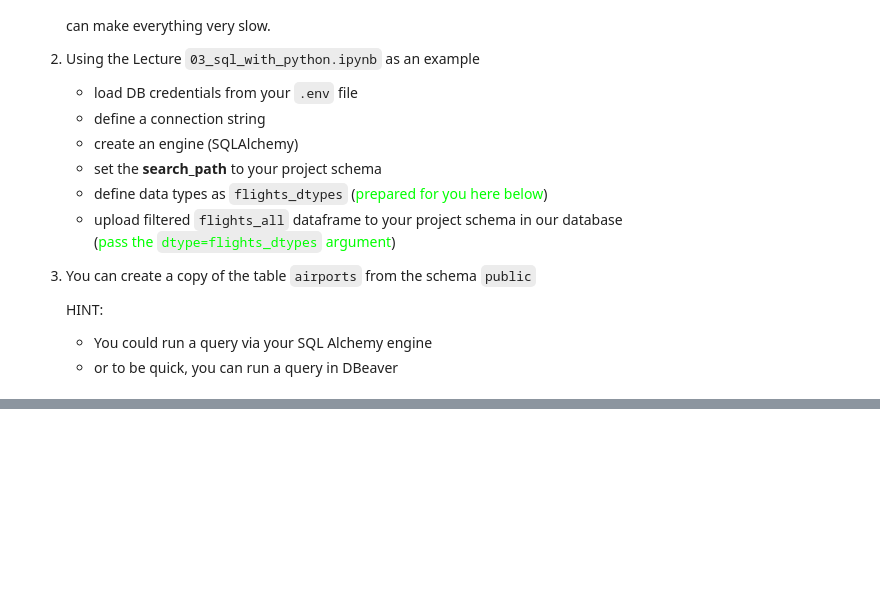
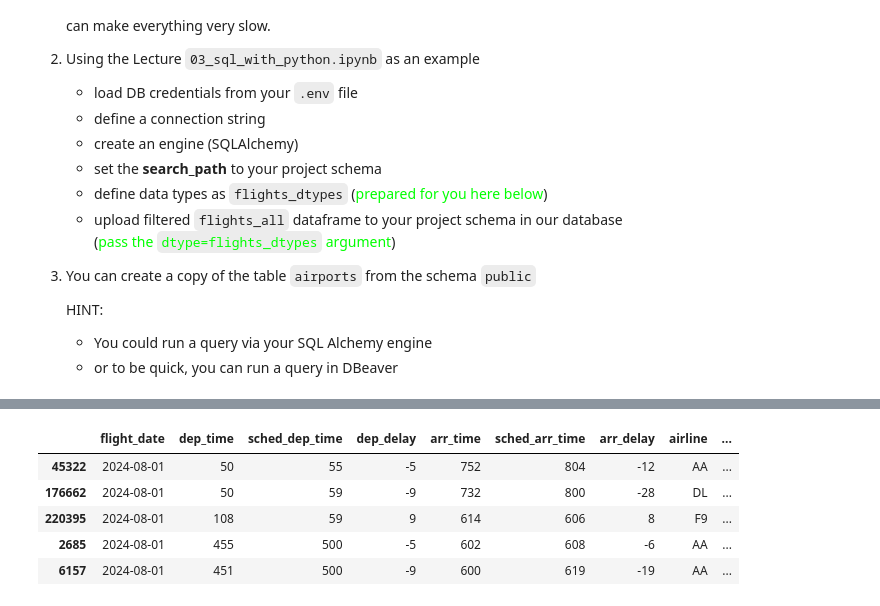
Before and after one commit to mail341/da-08122025-analytics-engineering-project, a Jupyter notebook: fligths_data_wrangling.ipynb, the cells around one changed output, grey strips where cells are left out. Drawn from its saved outputs; the diff is of its cells as text; code cells hidden in the pictures; blank space fills up the shorter version.

```diff
--- a/fligths_data_wrangling.ipynb
+++ b/fligths_data_wrangling.ipynb
@@ -365,0 +505,10 @@ flights_dtypes = {
+# %%
+flights_filtered_1 = flights_all.query("origin in ['TPA','TLH','ATL','CLT'] or dest in ['TPA','TLH','ATL','CLT']")
+flights_filtered_1.head()
+# %% [output]
+|  | flight_date | dep_time | sched_dep_time | dep_delay | arr_time | sched_arr_time | arr_delay | airline | ... |
+| 45322 | 2024-08-01 | 50 | 55 | -5 | 752 | 804 | -12 | AA | ... |
+| 176662 | 2024-08-01 | 50 | 59 | -9 | 732 | 800 | -28 | DL | ... |
+| 220395 | 2024-08-01 | 108 | 59 | 9 | 614 | 606 | 8 | F9 | ... |
+| 2685 | 2024-08-01 | 455 | 500 | -5 | 602 | 608 | -6 | AA | ... |
+| 6157 | 2024-08-01 | 451 | 500 | -9 | 600 | 619 | -19 | AA | ... |
```
Also changed, not shown: parts of 34 cells of this notebook.
